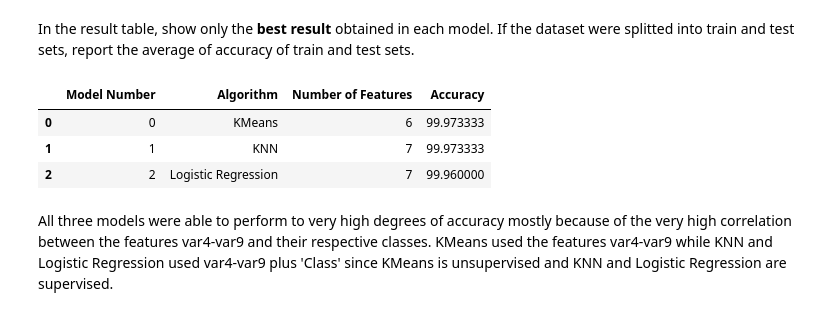
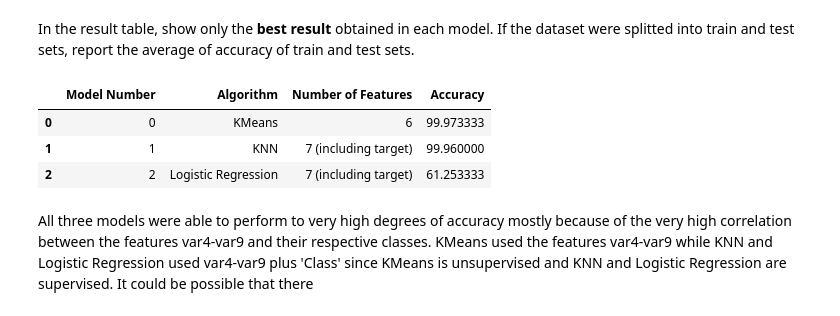
Before and after one commit to calebpelliott/Machine-Learning-CS559, a Jupyter notebook: PRJ1/F21/F21_CS559_Project1.ipynb, the cells around one changed output. Saved outputs shown, nothing was run; the diff lists cells and outputs as text; code cells hidden in the pictures.

```diff
--- a/PRJ1/F21/F21_CS559_Project1.ipynb
+++ b/PRJ1/F21/F21_CS559_Project1.ipynb
@@ -298,0 +256,26 @@ accuracy
+# %%
+##### EDA / Preprocessing starts here
+new_df = df[['var1', 'var2', 'var3']]
+def calcK(guess):
+    count = 0
+    class_guesses = []
+    for _ in range(6):
+        class_guesses.append(guess[count : count + 1250])
+        count += 1250
+
+    tright = 0
+    for cg in class_guesses:
+        cg = cg.tolist()
+        mode = max(set(cg), key=cg.count)
+        right = cg.count(mode)
+        tright += right
+    k = tright / 7500 * 100
+    return k
+
+accuracy = []
+for k in range(1,21):
+    knn = KNeighborsClassifier(k)
+    knn.fit(new_df, df.iloc[:,-1])
+    knn_guess = knn.predict(new_df)
+    accuracy.append(calcK(knn_guess))
+accuracy
@@ -298,0 +303,12 @@ accuracy
+# %%
+k=1
+below95 = False
+while not below95:
+    knn = KNeighborsClassifier(k)
+    knn.fit(new_df, df.iloc[:,-1])
+    knn_guess = knn.predict(new_df)
+    accuracy = calcK(knn_guess)
+    if accuracy < 95:
+        break
+    k+=100
+k
@@ -301,7 +323,7 @@ accuracy
 # %%
 ##### Model Implementation starts here
 
-knn = KNeighborsClassifier(2)
+knn = KNeighborsClassifier(1)
 knn.fit(new_df, df.iloc[:,-1])
 
 knn_guess = knn.predict(new_df)
@@ -327,6 +369,7 @@ plt.show()
 ##### Model Implementation
 # %%
 ##### Model Implementation starts here
+new_df = df[['var4', 'var5', 'var6', 'var7', 'var8', 'var9']]
 lr = LogisticRegression()
 lr.fit(new_df, df.iloc[:,-1])
 
@@ -344,19 +389,19 @@ In the result table, show only the **best result** obtained in each model. If th
 # %%
 
 
 km_k = calcK(km_guess)
 knn_k = calcK(knn_guess)
 lr_k = calcK(lr_guess)
 
-Result1 = {'Model Number': [0,1,2], 'Algorithm':['KMeans','KNN','Logistic Regression'],'Number of Features': [6,7,7],
+Result1 = {'Model Number': [0,1,2], 'Algorithm':['KMeans','KNN','Logistic Regression'],'Number of Features': [6,'7 (including target)','7 (including target)'],
            'Accuracy':[km_k,knn_k,lr_k]}
 
 Result1 = pd.DataFrame(Result1, columns = ['Model Number', 'Algorithm','Number of Features','Accuracy'])
 Result1
 # %% [output]
 |  | Model Number | Algorithm | Number of Features | Accuracy |
 | 0 | 0 | KMeans | 6 | 99.973333 |
-| 1 | 1 | KNN | 7 | 99.973333 |
-| 2 | 2 | Logistic Regression | 7 | 99.960000 |
+| 1 | 1 | KNN | 7 (including target) | 99.960000 |
+| 2 | 2 | Logistic Regression | 7 (including target) | 61.253333 |
 # %% [markdown]
-All three models were able to perform to very high degrees of accuracy mostly because of the very high correlation between the features var4-var9 and their respective classes. KMeans used the features var4-var9 while KNN and Logistic Regression used var4-var9 plus 'Class' since KMeans is unsupervised and KNN and Logistic Regression are supervised.
+All three models were able to perform to very high degrees of accuracy mostly because of the very high correlation between the features var4-var9 and their respective classes. KMeans used the features var4-var9 while KNN and Logistic Regression used var4-var9 plus 'Class' since KMeans is unsupervised and KNN and Logistic Regression are supervised. It could be possible that there
```
Also changed, not shown: parts of 15 cells of this notebook, 1 other file.
